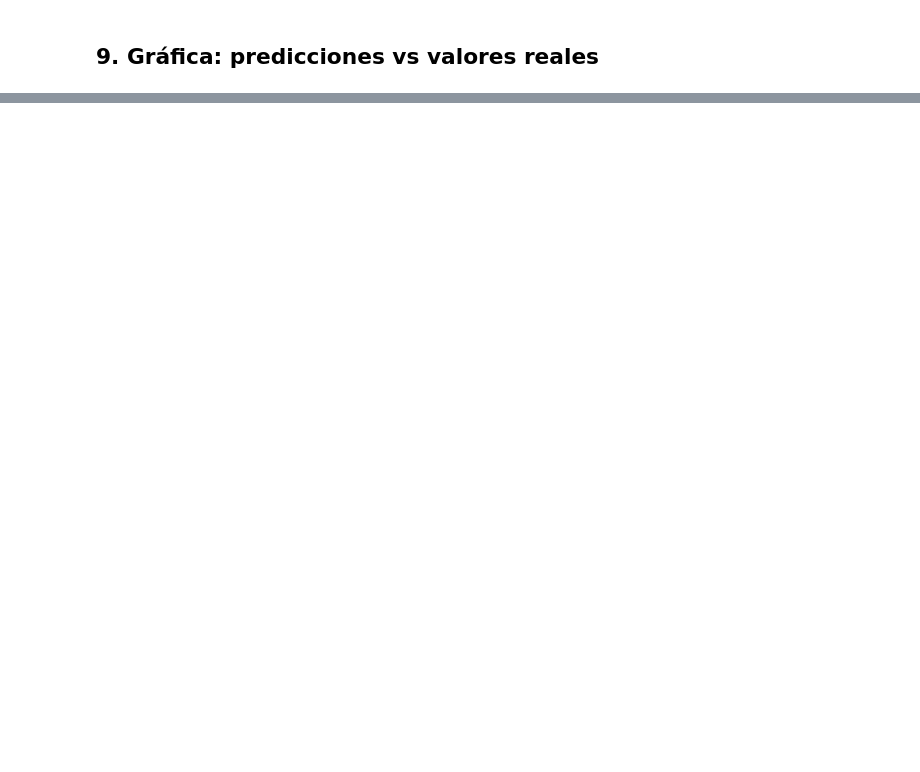
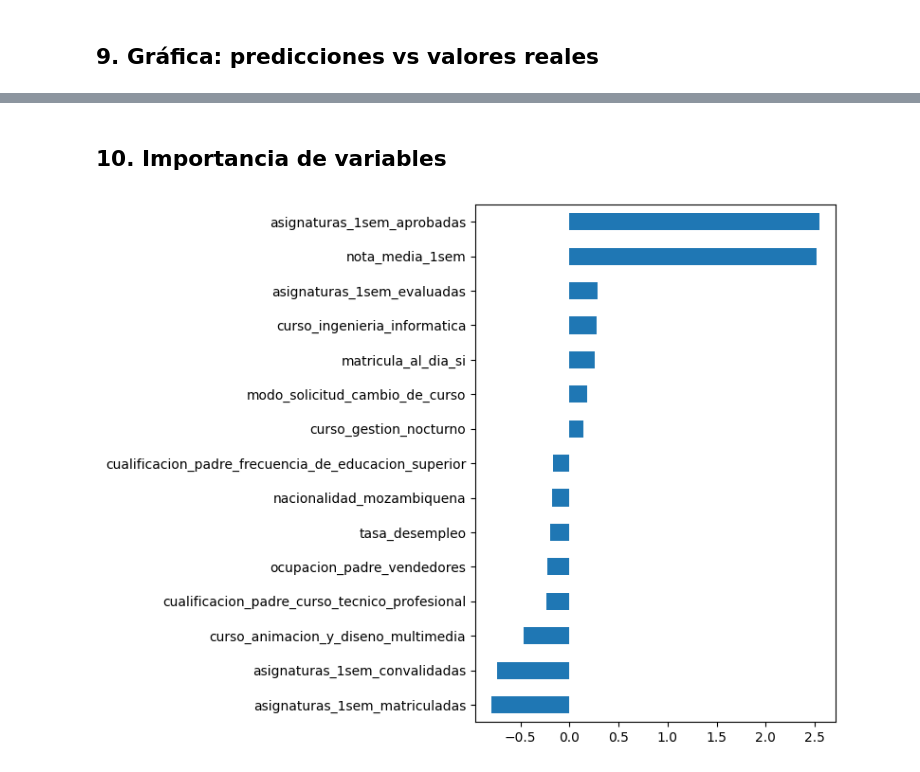
Before and after one commit to adrianalorenzo/ML_proyecto_final, a Jupyter notebook: notebooks/04_regresion.ipynb, the cells around one changed output, grey strips where cells are left out. Cells and saved outputs as stored; diff of their text form; code cells hidden in the pictures; blank space fills up the shorter version.

Commit message:
Implementado Lasso, corrección general, añadidas gráficas y resumen

```diff
--- a/notebooks/04_regresion.ipynb
+++ b/notebooks/04_regresion.ipynb
@@ -165,0 +168,4 @@ Esto es además más correcto cuando se trabaja con espacios de alta dimensión
+# %%
+lasso = Lasso(alpha=0.01,max_iter=10000)
+
+lasso_fit, lasso_pred = evaluar_modelo_reg('Lasso', lasso, X_train_sc, X_test_sc, y_train, y_test)
@@ -224,0 +278,21 @@ modelos_pred = [('Regresion Lineal', lr_pred), ('Ridge', ridge_pred), ('Random F
+# %% [markdown]
+## 10. Importancia de variables
+# %%
+#Importancia de variables con Lasso: usamos coeficientes
+coeficientes= pd.Series(lasso_fit.coef_,
+                         index=X_train_sc.columns)
+
+coef_no_cero = coeficientes[coeficientes !=0]
+
+top15 = coef_no_cero.reindex(coef_no_cero.abs().sort_values(ascending=False).head(15).index)
+
+
+plt.figure(figsize=(8, 6))
+top15.sort_values().plot(kind='barh')
+ax.set_title('Top 15 variables más importantes (Random Forest)')
+ax.set_xlabel('Coeficiente')
+plt.tight_layout()
+#plt.savefig('../figuras/importancia_variables_clf.png')
+plt.show()
+# %% [output]
+[figure, added]
```
Also changed, not shown: parts of 20 cells of this notebook.
